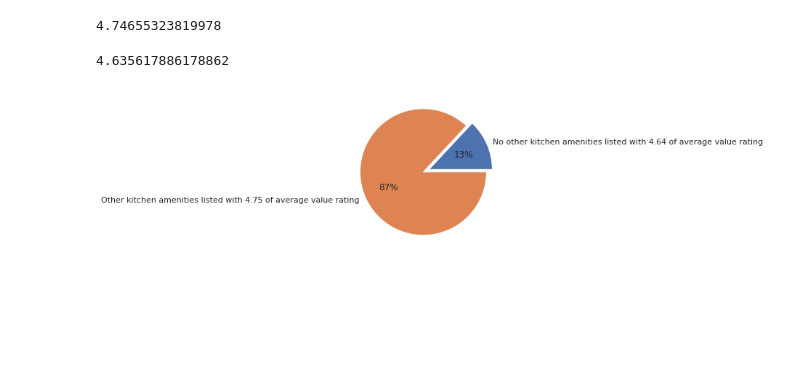
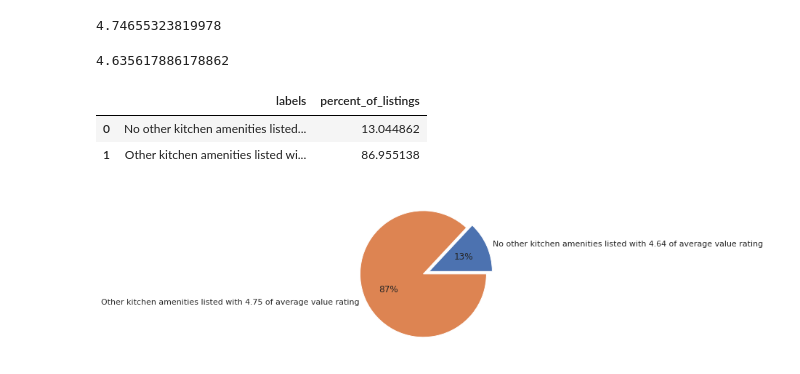
Before and after one commit to danieldang1806/pydataset, a Jupyter notebook: Airbnb_Value_Analysis.ipynb, the cells around one changed output. Saved outputs shown, nothing was run; the diff lists cells and outputs as text; code cells hidden in the pictures; blank space fills up the shorter version.

```diff
--- a/Airbnb_Value_Analysis.ipynb
+++ b/Airbnb_Value_Analysis.ipynb
@@ -763,4 +765,12 @@ only_kitchen['rs_value'].mean()
 data = [only_rate, all_rate]
 labels = ['No other kitchen amenities listed with 4.64 of average value rating',
           'Other kitchen amenities listed with 4.75 of average value rating']
+# %%
+compare_kitchen = pd.DataFrame(data, index=labels).reset_index()
+compare_kitchen = compare_kitchen.rename(columns={'index':'labels', 0:'percent_of_listings'})
+compare_kitchen
+# %% [output]
+|  | labels | percent_of_listings |
+| 0 | No other kitchen amenities listed... | 13.044862 |
+| 1 | Other kitchen amenities listed wi... | 86.955138 |
 # %%
```
Also changed, not shown: parts of 10 cells of this notebook.
